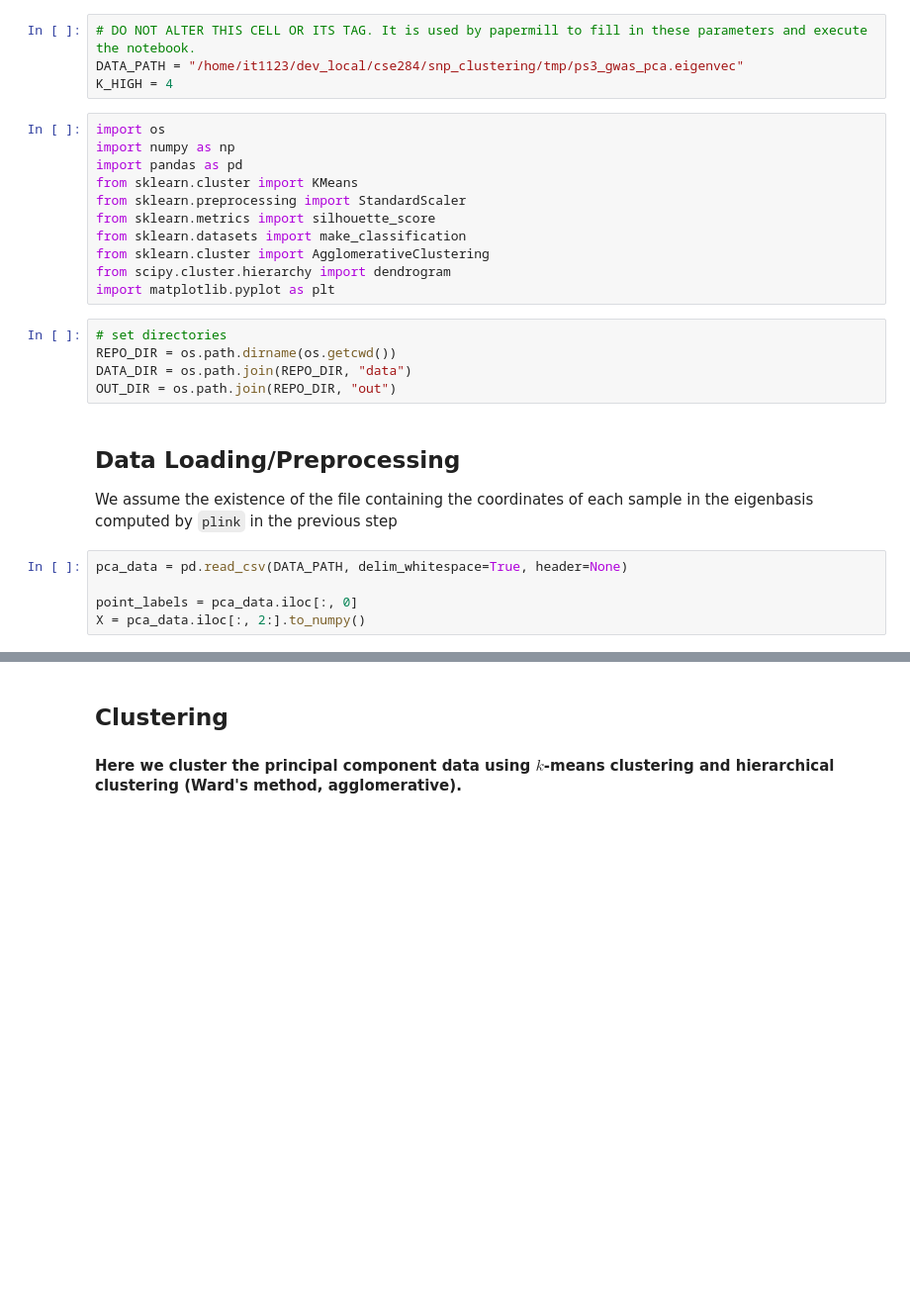
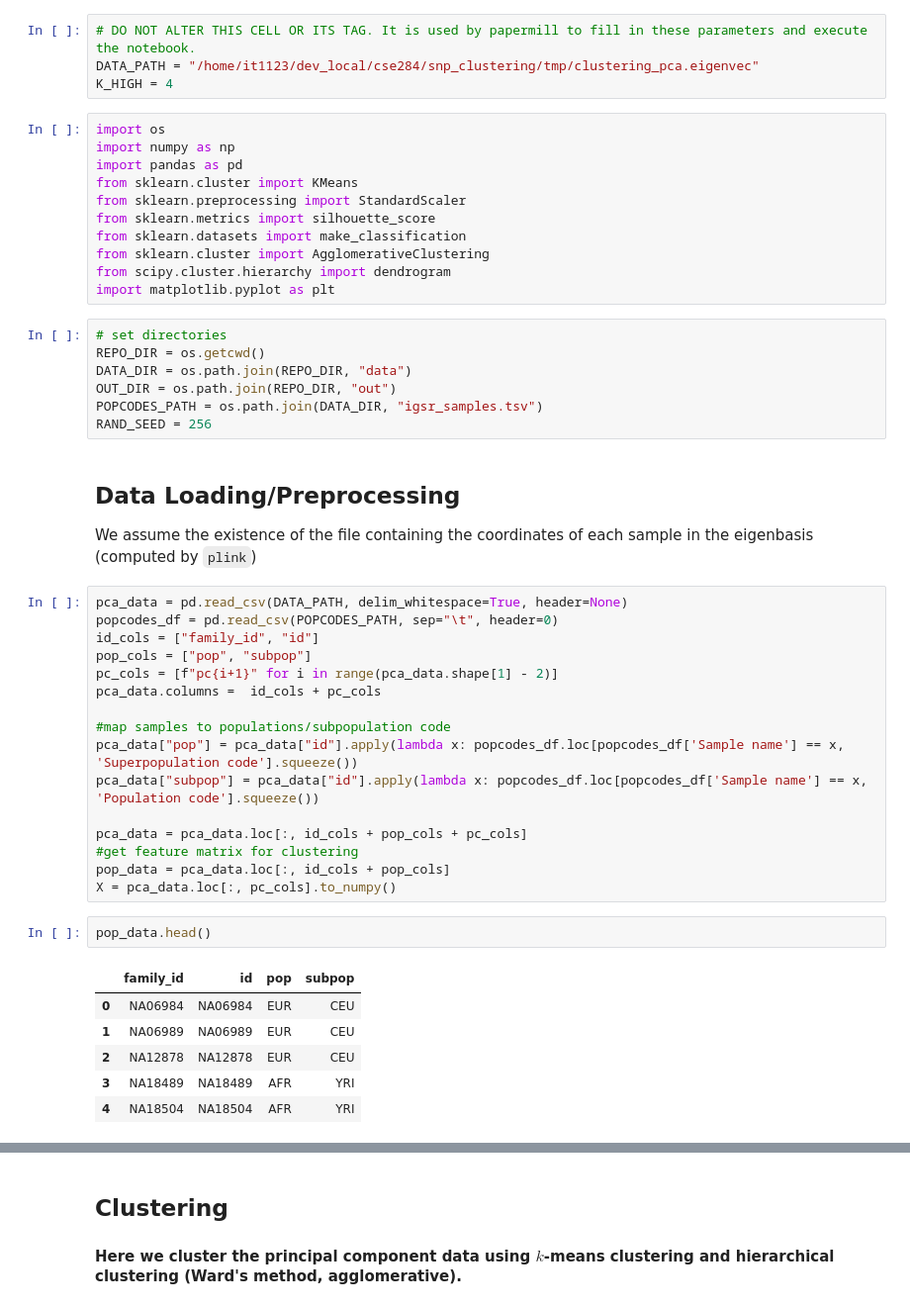
Before and after one commit to 0xArsi/snp-clustering, a Jupyter notebook: notebooks/snp_clustering.ipynb, the cells around one changed output, grey strips where cells are left out. Shown at 99% size. Saved outputs shown, nothing was run; the diff lists cells and outputs as text; blank space fills up the shorter version.

Commit message:
add clustering and fix pipe

```diff
--- a/notebooks/snp_clustering.ipynb
+++ b/notebooks/snp_clustering.ipynb
@@ -1,6 +1,6 @@
 # %%
 # DO NOT ALTER THIS CELL OR ITS TAG. It is used by papermill to fill in these parameters and execute the notebook.
-DATA_PATH = "/home/it1123/dev_local/cse284/snp_clustering/tmp/ps3_gwas_pca.eigenvec"
+DATA_PATH = "/home/it1123/dev_local/cse284/snp_clustering/tmp/clustering_pca.eigenvec"
 K_HIGH = 4
 # %%
 import os
@@ -15,14 +15,36 @@ from scipy.cluster.hierarchy import dendrogram
 import matplotlib.pyplot as plt
 # %%
 # set directories
-REPO_DIR = os.path.dirname(os.getcwd())
+REPO_DIR = os.getcwd()
 DATA_DIR = os.path.join(REPO_DIR, "data")
 OUT_DIR = os.path.join(REPO_DIR, "out")
+POPCODES_PATH = os.path.join(DATA_DIR, "igsr_samples.tsv")
+RAND_SEED = 256
 # %% [markdown]
 ## Data Loading/Preprocessing
-We assume the existence of the file containing the coordinates of each sample in the eigenbasis computed by `plink` in the previous step
+We assume the existence of the file containing the coordinates of each sample in the eigenbasis (computed by `plink`)
-# %%
-pca_data = pd.read_csv(DATA_PATH, delim_whitespace=True, header=None)
-
-point_labels = pca_data.iloc[:, 0]
-X = pca_data.iloc[:, 2:].to_numpy()
+# %%
+pca_data = pd.read_csv(DATA_PATH, delim_whitespace=True, header=None)
+popcodes_df = pd.read_csv(POPCODES_PATH, sep="\t", header=0)
+id_cols = ["family_id", "id"]
+pop_cols = ["pop", "subpop"]
+pc_cols = [f"pc{i+1}" for i in range(pca_data.shape[1] - 2)]
+pca_data.columns =  id_cols + pc_cols
+
+#map samples to populations/subpopulation code
+pca_data["pop"] = pca_data["id"].apply(lambda x: popcodes_df.loc[popcodes_df['Sample name'] == x, 'Superpopulation code'].squeeze())
+pca_data["subpop"] = pca_data["id"].apply(lambda x: popcodes_df.loc[popcodes_df['Sample name'] == x, 'Population code'].squeeze())
+
+pca_data = pca_data.loc[:, id_cols + pop_cols + pc_cols]
+#get feature matrix for clustering
+pop_data = pca_data.loc[:, id_cols + pop_cols]
+X = pca_data.loc[:, pc_cols].to_numpy()
+# %%
+pop_data.head()
+# %% [output]
+|  | family_id | id | pop | subpop |
+| 0 | NA06984 | NA06984 | EUR | CEU |
+| 1 | NA06989 | NA06989 | EUR | CEU |
+| 2 | NA12878 | NA12878 | EUR | CEU |
+| 3 | NA18489 | NA18489 | AFR | YRI |
+| 4 | NA18504 | NA18504 | AFR | YRI |
```
Also changed, not shown: parts of 3 cells of this notebook, 2 other files.
